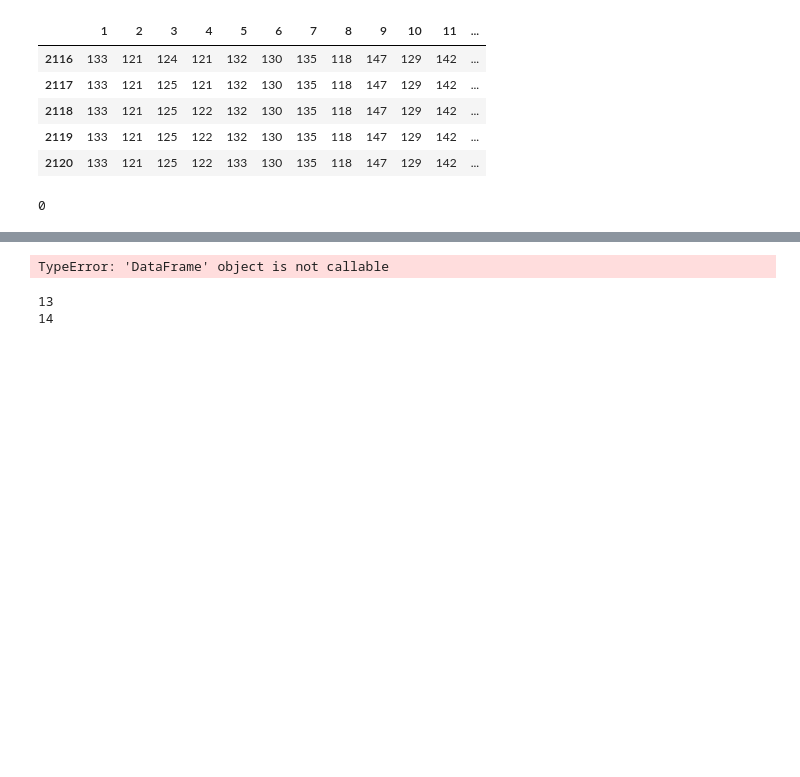
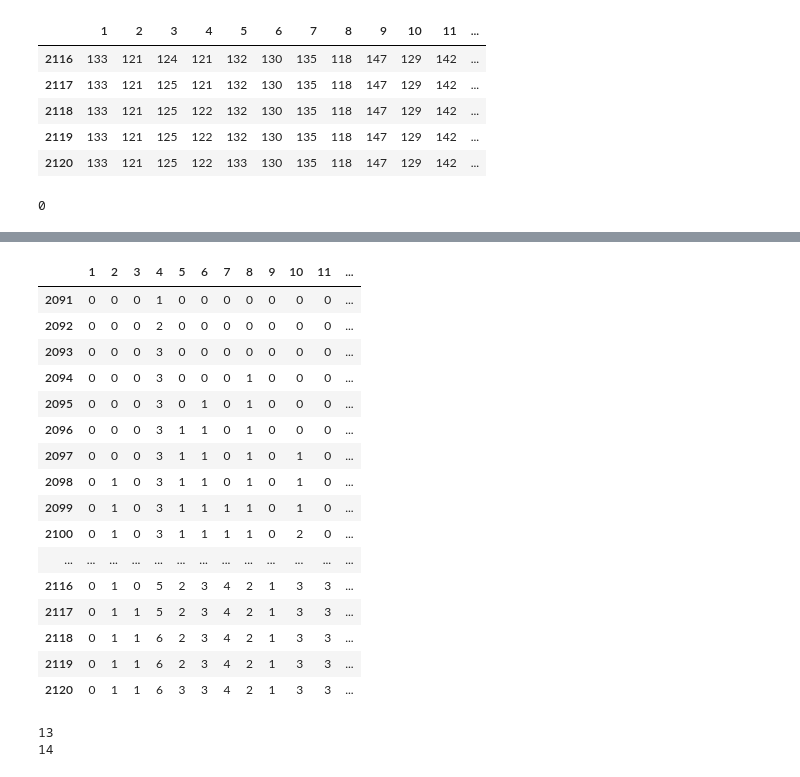
Before and after one commit to Kang-Jack/ShuangSe, a Jupyter notebook: iPython/analyze.ipynb, the cells around one changed output, grey strips where cells are left out. Cells and saved outputs as stored; diff of their text form; code cells hidden in the pictures; blank space fills up the shorter version.

Commit message:
find current blue summary

```diff
--- a/iPython/analyze.ipynb
+++ b/iPython/analyze.ipynb
@@ -126,11 +134,27 @@ Name: Length, dtype: float64
 # %%
 def SumCurrentCol (df):
-    return df.loc[:,[1,2,3,4,5,6,7,8,9,10,11,12,13,14,15,16]].cumsum()(axis=1)
+    return df.loc[:,[1,2,3,4,5,6,7,8,9,10,11,12,13,14,15,16]].cumsum()
 
-df= SumCurrentCol(blue_matrix_frame.loc[:105,])
-df
+df3= SumCurrentCol(blue_matrix_frame.iloc[2091:])
+df3
 # %% [output]
-TypeError: 'DataFrame' object is not callable
+|  | 1 | 2 | 3 | 4 | 5 | 6 | 7 | 8 | 9 | 10 | 11 | ... |
+| 2091 | 0 | 0 | 0 | 1 | 0 | 0 | 0 | 0 | 0 | 0 | 0 | ... |
+| 2092 | 0 | 0 | 0 | 2 | 0 | 0 | 0 | 0 | 0 | 0 | 0 | ... |
+| 2093 | 0 | 0 | 0 | 3 | 0 | 0 | 0 | 0 | 0 | 0 | 0 | ... |
+| 2094 | 0 | 0 | 0 | 3 | 0 | 0 | 0 | 1 | 0 | 0 | 0 | ... |
+| 2095 | 0 | 0 | 0 | 3 | 0 | 1 | 0 | 1 | 0 | 0 | 0 | ... |
+| 2096 | 0 | 0 | 0 | 3 | 1 | 1 | 0 | 1 | 0 | 0 | 0 | ... |
+| 2097 | 0 | 0 | 0 | 3 | 1 | 1 | 0 | 1 | 0 | 1 | 0 | ... |
+| 2098 | 0 | 1 | 0 | 3 | 1 | 1 | 0 | 1 | 0 | 1 | 0 | ... |
+| 2099 | 0 | 1 | 0 | 3 | 1 | 1 | 1 | 1 | 0 | 1 | 0 | ... |
+| 2100 | 0 | 1 | 0 | 3 | 1 | 1 | 1 | 1 | 0 | 2 | 0 | ... |
+| ... | ... | ... | ... | ... | ... | ... | ... | ... | ... | ... | ... | ... |
+| 2116 | 0 | 1 | 0 | 5 | 2 | 3 | 4 | 2 | 1 | 3 | 3 | ... |
+| 2117 | 0 | 1 | 1 | 5 | 2 | 3 | 4 | 2 | 1 | 3 | 3 | ... |
+| 2118 | 0 | 1 | 1 | 6 | 2 | 3 | 4 | 2 | 1 | 3 | 3 | ... |
+| 2119 | 0 | 1 | 1 | 6 | 2 | 3 | 4 | 2 | 1 | 3 | 3 | ... |
+| 2120 | 0 | 1 | 1 | 6 | 3 | 3 | 4 | 2 | 1 | 3 | 3 | ... |
 # %%
 def countNonShowNum(sumShow):
     length=len(sumShow)
```
Also changed, not shown: parts of 2 cells of this notebook.
